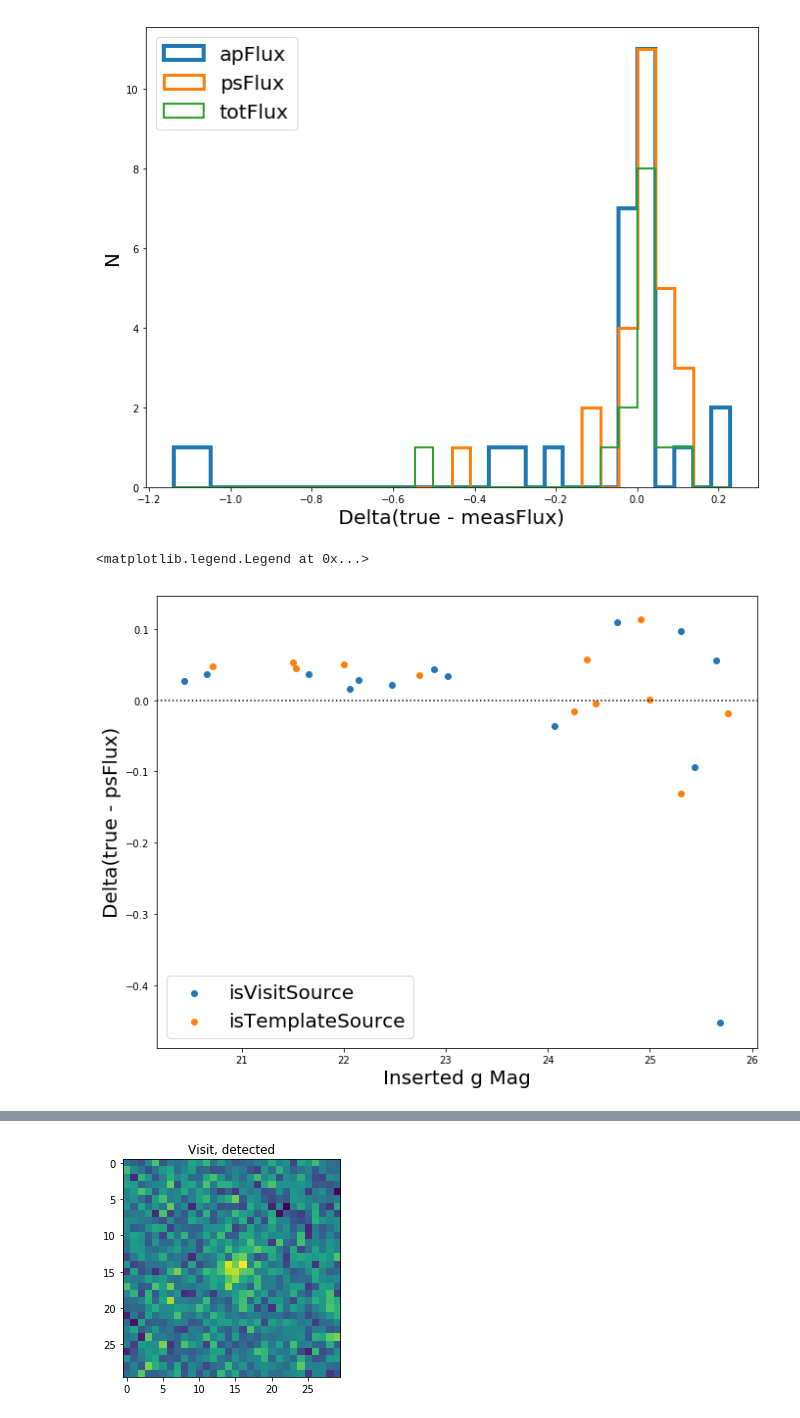
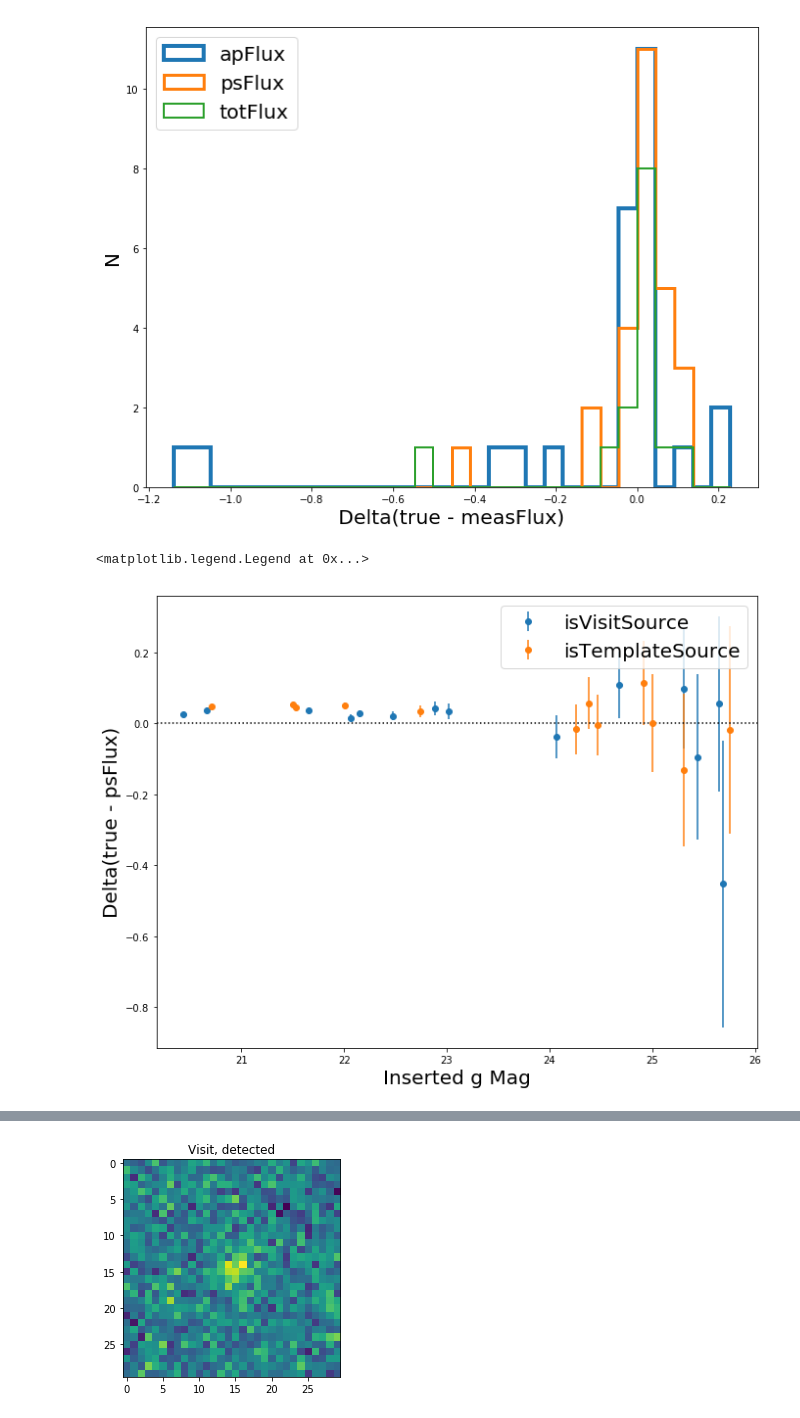
Before and after one commit to lsst/ap_verify, a Jupyter notebook: doc/notebooks/DM-20749.ipynb, the cells around one changed output, grey strips where cells are left out. Drawn from its saved outputs; the diff is of its cells as text; code cells hidden in the pictures.

Commit message:
Add errorbars.

```diff
--- a/doc/notebooks/DM-20749.ipynb
+++ b/doc/notebooks/DM-20749.ipynb
@@ -49,22 +49,34 @@ for idx, src in sources.iterrows():
     if np.isnan(src["diaObjectId"]):
         continue
     psMag = (np.fabs(src["psFlux"]) * u.nJy).to_value(u.ABmag)
+    psMagErr = np.fabs(2.5 * src["psFluxErr"] / src["psFlux"])
     apMag = (np.fabs(src["apFlux"]) * u.nJy).to_value(u.ABmag)
+    apMagErr = np.fabs(2.5 * src["apFluxErr"] / src["apFlux"])
     totMag =  (np.fabs(src["totFlux"]) * u.nJy).to_value(u.ABmag)
+    totMagErr = np.fabs(2.5 * src["totFluxErr"] / src["totFlux"])
     insertedMag.append(src["gmagVar"])
-    deltaPs.append(src["gmagVar"] - psMag)
-    deltaAp.append(src["gmagVar"] - apMag)
-    deltaTot.append(src["gmagVar"] - totMag)
+    deltaPs.append([src["gmagVar"] - psMag, psMagErr])
+    deltaAp.append([src["gmagVar"] - apMag, apMagErr])
+    deltaTot.append([src["gmagVar"] - totMag, totMagErr])
     if src['isVisitSource']:
         insertedMagVis.append(src["gmagVar"])
-        deltaPsVisit.append(src["gmagVar"] - psMag)
-        deltaApVisit.append(src["gmagVar"] - apMag)
-        deltaTotVisit.append(src["gmagVar"] - totMag)
+        deltaPsVisit.append([src["gmagVar"] - psMag, psMagErr])
+        deltaApVisit.append([src["gmagVar"] - apMag, apMagErr])
+        deltaTotVisit.append([src["gmagVar"] - totMag, totMagErr])
     if src['isTemplateSource']:
         insertedMagTemp.append(src["gmagVar"])
-        deltaPsTemplate.append(src["gmagVar"] - psMag)
-        deltaApTemplate.append(src["gmagVar"] - apMag)
-        deltaTotTemplate.append(src["gmagVar"] - totMag)
+        deltaPsTemplate.append([src["gmagVar"] - psMag, psMagErr])
+        deltaApTemplate.append([src["gmagVar"] - apMag, apMagErr])
+        deltaTotTemplate.append([src["gmagVar"] - totMag, totMagErr])
+deltaAp = np.array(deltaAp)
+deltaApVisit = np.array(deltaApVisit)
+deltaApTemplate = np.array(deltaApTemplate)
+deltaPs = np.array(deltaPs)
+deltaPsVisit = np.array(deltaPsVisit)
+deltaPsTemplate = np.array(deltaPsTemplate)
+deltaTot = np.array(deltaTot)
+deltaTotVisit = np.array(deltaTotVisit)
+deltaTotTemplate = np.array(deltaTotTemplate)
 # %% [markdown]
 Plot the delta magnitude of inserted minus measured. Tot flux is only really valid for sources insrted into the visit. The tot flux on template inserted objects is basically a measure of sky.
 # %%
@@ -81,14 +93,16 @@ legend(loc=2, fontsize=20)
 # %%
 figure(figsize=(11, 8.5))
 axhline(0.0, ls=':', color='k')
-scatter(insertedMagVis, deltaPsVisit, label="isVisitSource")
-scatter(insertedMagTemp, deltaPsTemplate, label="isTemplateSource")
+errorbar(insertedMagVis, deltaPsVisit[:, 0], deltaPsVisit[:, 1],
+         label="isVisitSource", fmt='o', )
+errorbar(insertedMagTemp, deltaPsTemplate[:, 0], deltaPsTemplate[:, 1],
+         label="isTemplateSource", fmt='o')
 xlabel("Inserted g Mag", size=20)
 ylabel("Delta(true - psFlux)", size=20)
 legend(loc=0, fontsize=20)
 # %% [output]
 <matplotlib.legend.Legend at 0x...>
-[figure, old version]
+[figure, new version]
 # %%
 figure(figsize=(11, 8.5))
 axhline(0.0, ls=':', color='k')
```
Also changed, not shown: parts of 10 cells of this notebook.
